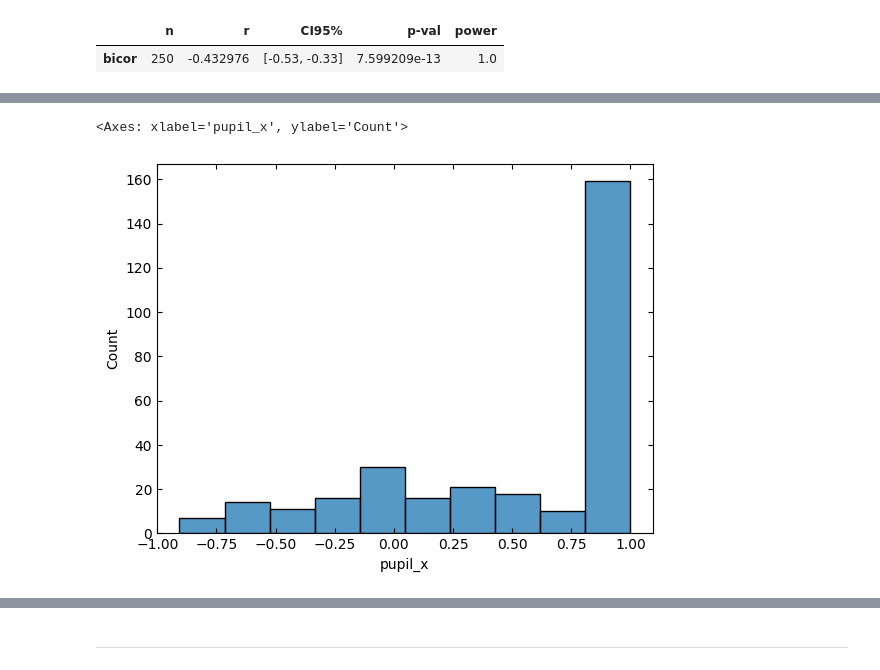
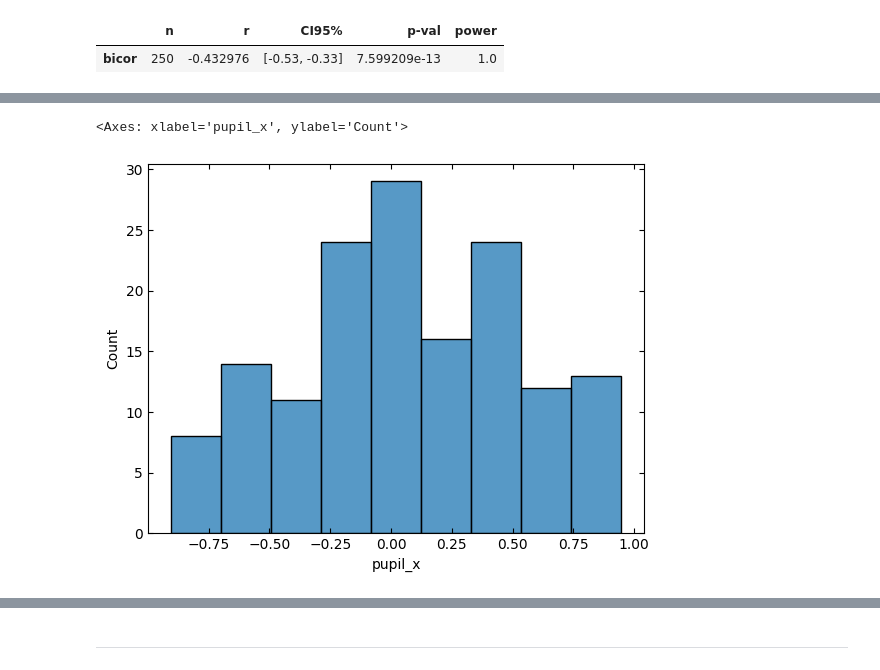
Before and after one commit to ibehave-ibots/iBOTS-Tools, a Jupyter notebook: workshops/python-workshop-1/exercises/ben/6 Pupil Position Analysis With Pandas And Pingouin.ipynb, the cells around one changed output, grey strips where cells are left out. Cells and saved outputs as stored; diff of their text form; code cells hidden in the pictures.

```diff
--- a/workshops/python-workshop-1/exercises/ben/6 Pupil Position Analysis With Pandas And Pingouin.ipynb
+++ b/workshops/python-workshop-1/exercises/ben/6 Pupil Position Analysis With Pandas And Pingouin.ipynb
@@ -223,5 +239,5 @@ df[['trial', 'pupil_x', 'pupil_y']].groupby('trial').corr()#.drop('pupil_x')
 # %%
-sns.histplot(df[['trial', 'pupil_x', 'pupil_y']].groupby('trial').corr()['pupil_x'])
+sns.histplot(df.groupby('trial')['pupil_x'].corr(df['pupil_y']))
 # %% [output]
 <Axes: xlabel='pupil_x', ylabel='Count'>
-[figure, old version]
+[figure, new version]
```
Also changed, not shown: parts of 31 cells of this notebook.
